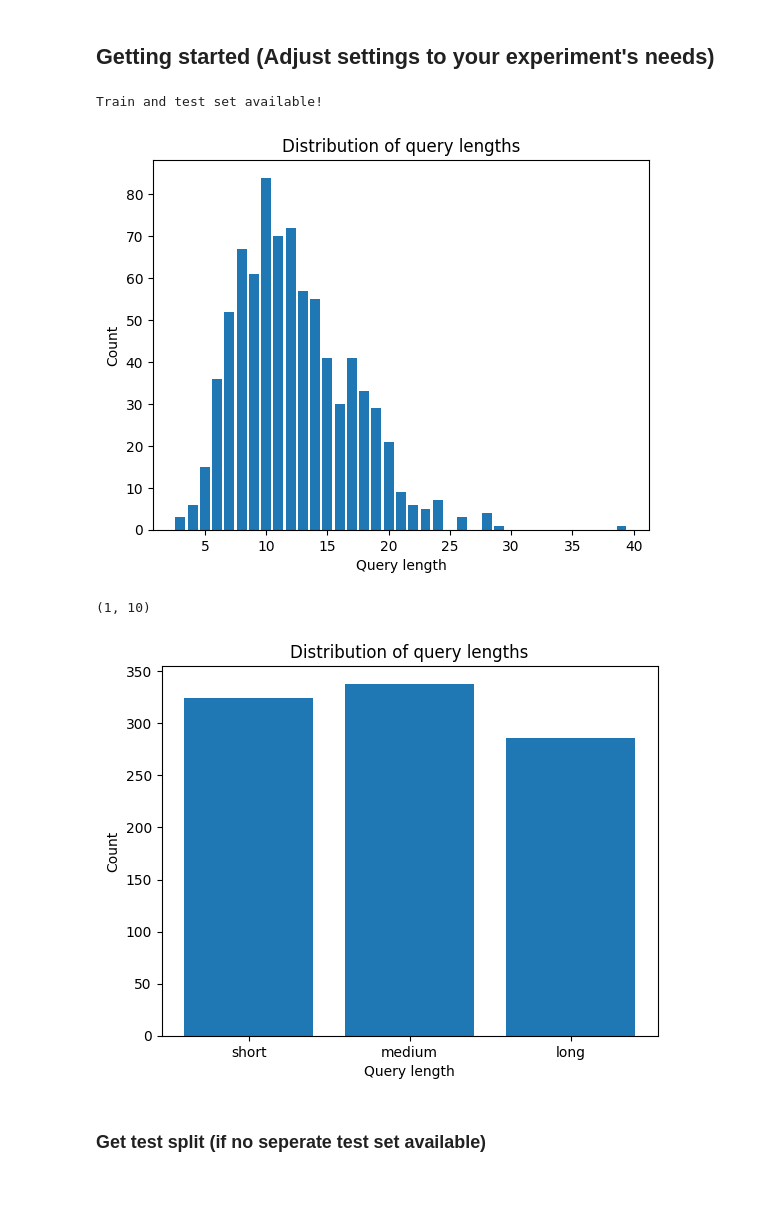
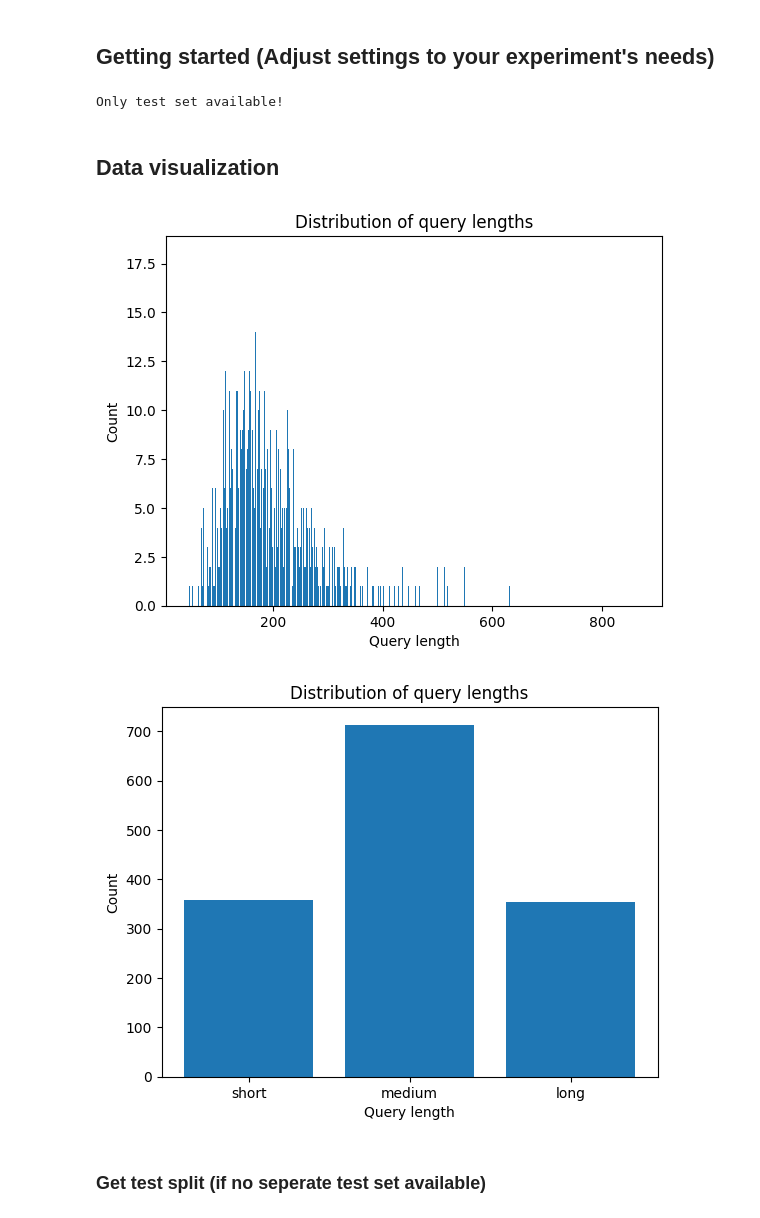
Before and after one commit to yulinchen03/IR-rankingmodels, a Jupyter notebook: IR-experiment.ipynb, the cells around one changed output. Drawn from its saved outputs; the diff is of its cells as text; code cells hidden in the pictures; blank space fills up the shorter version.

Commit message:
Replace hardcoded range values with percentiles

```diff
--- a/IR-experiment.ipynb
+++ b/IR-experiment.ipynb
@@ -16,12 +16,11 @@ from transformers import AutoTokenizer
 
 #################### THINGS TO CHANGE FOR YOUR EXPERIMENTS ####################
 
-dataset_name = "scifact"  # SELECT YOUR EXPERIMENT DATASET HERE
+dataset_name = "arguana"  # SELECT YOUR EXPERIMENT DATASET HERE
 model_name = "distilbert-base-uncased"  # SELECT YOUR MODEL HERE
 
 # Create dataset for a specific query length range (e.g., short queries)
 length_setting = 'short'
-ranges = {'short': (1, 10), 'medium': (10, 14), 'long': (14, sys.maxsize) }
 
 metrics = [nDCG@10, nDCG@100, AP@10, AP@100, P@10, R@10, P@100, R@100, RR]
 
@@ -61,17 +60,30 @@ else:
     docs, queries, qrels = GenericDataLoader(data_folder=data_path).load(split="test")
     print('Only test set available!')
 # %% [output]
-Train and test set available!
+Only test set available!
 # %%
 # Load the tokenizer
 tokenizer = AutoTokenizer.from_pretrained(model_name)
+# %% [markdown]
+## Data visualization
+# %%
+import numpy as np
+
+def calculate_percentiles(query_lengths):
+    # Calculate the 25th, 50th (median), and 75th percentiles
+    q1 = np.percentile(query_lengths, 25)
+    q3 = np.percentile(query_lengths, 75)
+    return int(q1), int(q3)
 # %%
 import matplotlib.pyplot as plt
 from collections import Counter
 
-text_lengths = [len(txt.split()) for txt in list(queries.values())]
-counts = Counter(text_lengths)
-text_lengths = list(set(text_lengths))
+query_lengths = [len(txt.split()) for txt in list(queries.values())]
+q1, q3 = calculate_percentiles(query_lengths)
+ranges = {'short': (1, q1), 'medium': (q1, q3), 'long': (q3, sys.maxsize)}
+
+counts = Counter(query_lengths)
+text_lengths = list(set(query_lengths))
 
 counts = [counts[length] for length in text_lengths]
 # Create bar chart
@@ -85,28 +97,26 @@ plt.title("Distribution of query lengths")
 # Display plot
 plt.show()
 # %% [output]
-[figure, old version]
+[figure, new version]
 # %%
-short = {qid: q for qid, q in queries.items() if ranges['short'][0] <= len(q.split()) <= ranges['short'][1]}
-medium = {qid: q for qid, q in queries.items() if ranges['medium'][0] <= len(q.split()) <= ranges['medium'][1]}
-long = {qid: q for qid, q in queries.items() if ranges['long'][0] <= len(q.split())}
+short = {qid: q for qid, q in queries.items() if 1 <= len(q.split()) <= q1}
+medium = {qid: q for qid, q in queries.items() if q1 <= len(q.split()) <= q3}
+long = {qid: q for qid, q in queries.items() if q3 <= len(q.split())}
 
 counts = [len(short), len(medium), len(long)]
 
-print(ranges['short'])
 # Create bar chart
 plt.bar(ranges.keys(), counts)
 
 # Add labels
 plt.xlabel("Query length")
 plt.ylabel("Count")
 plt.title("Distribution of query lengths")
 
 # Display plot
 plt.show()
 # %% [output]
-(1, 10)
-[figure, old version]
+[figure, new version]
 # %% [markdown]
 ### Get test split (if no seperate test set available)
 # %%
```
Also changed, not shown: parts of 3 cells of this notebook, 1 other file.
